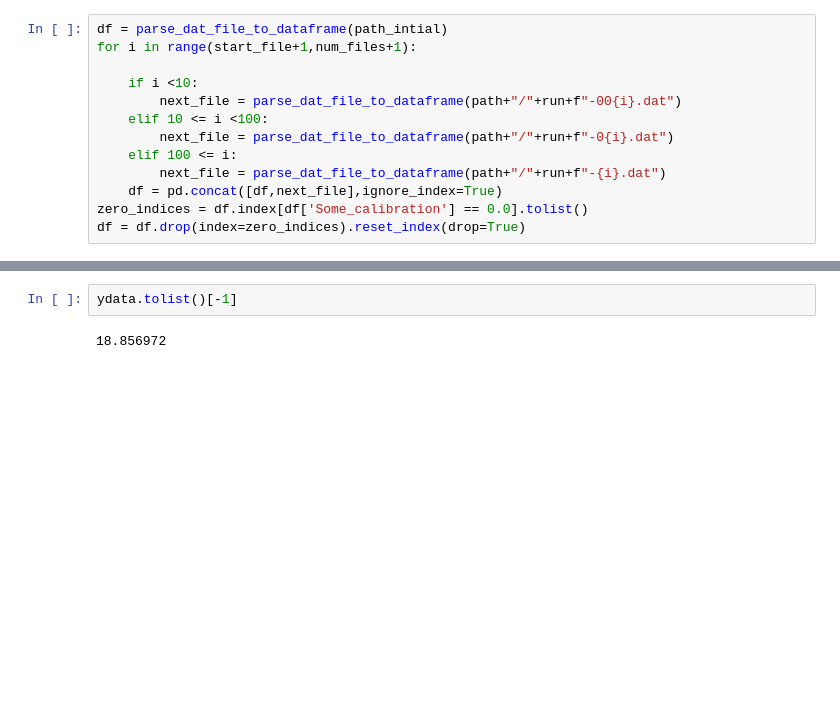
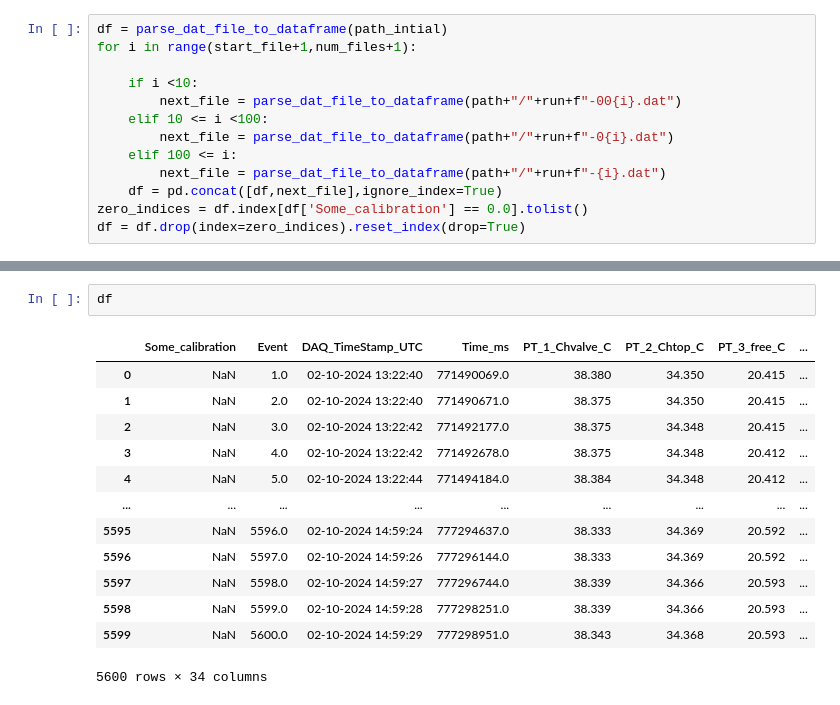
Before and after one commit to Giganten21/SVP, a Jupyter notebook: DataAnalyse.ipynb, the cells around one changed output, grey strips where cells are left out. Drawn from its saved outputs; the diff is of its cells as text; blank space fills up the shorter version.

```diff
--- a/DataAnalyse.ipynb
+++ b/DataAnalyse.ipynb
@@ -112,4 +117,16 @@ print(expfunc(1.5, *popt) )
-# %%
-ydata.tolist()[-1]
-# %% [output]
-18.856972
+# %%
+df
+# %% [output]
+|  | Some_calibration | Event | DAQ_TimeStamp_UTC | Time_ms | PT_1_Chvalve_C | PT_2_Chtop_C | PT_3_free_C | ... |
+| 0 | NaN | 1.0 | 02-10-2024 13:22:40 | 771490069.0 | 38.380 | 34.350 | 20.415 | ... |
+| 1 | NaN | 2.0 | 02-10-2024 13:22:40 | 771490671.0 | 38.375 | 34.350 | 20.415 | ... |
+| 2 | NaN | 3.0 | 02-10-2024 13:22:42 | 771492177.0 | 38.375 | 34.348 | 20.415 | ... |
+| 3 | NaN | 4.0 | 02-10-2024 13:22:42 | 771492678.0 | 38.375 | 34.348 | 20.412 | ... |
+| 4 | NaN | 5.0 | 02-10-2024 13:22:44 | 771494184.0 | 38.384 | 34.348 | 20.412 | ... |
+| ... | ... | ... | ... | ... | ... | ... | ... | ... |
+| 5595 | NaN | 5596.0 | 02-10-2024 14:59:24 | 777294637.0 | 38.333 | 34.369 | 20.592 | ... |
+| 5596 | NaN | 5597.0 | 02-10-2024 14:59:26 | 777296144.0 | 38.333 | 34.369 | 20.592 | ... |
+| 5597 | NaN | 5598.0 | 02-10-2024 14:59:27 | 777296744.0 | 38.339 | 34.366 | 20.593 | ... |
+| 5598 | NaN | 5599.0 | 02-10-2024 14:59:28 | 777298251.0 | 38.339 | 34.366 | 20.593 | ... |
+| 5599 | NaN | 5600.0 | 02-10-2024 14:59:29 | 777298951.0 | 38.343 | 34.368 | 20.593 | ... |
+5600 rows × 34 columns
```
Also changed, not shown: parts of 4 cells of this notebook.
